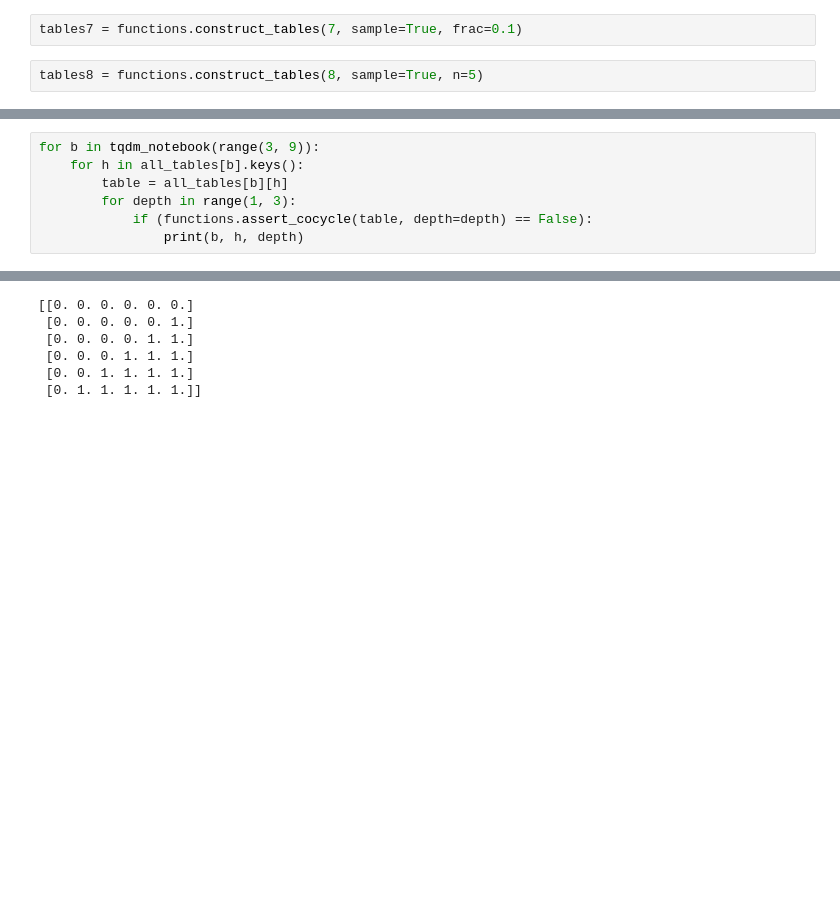
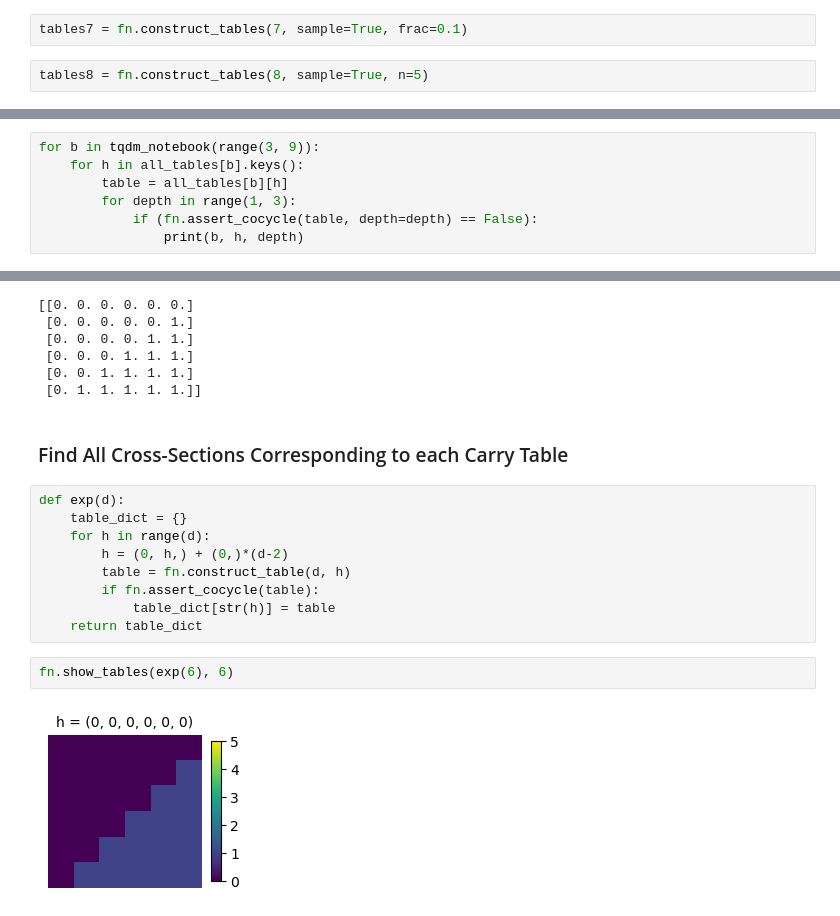
Before and after one commit to cutterdawes/BaseAddition, a Jupyter notebook: carry_tables.ipynb, the cells around one changed output, grey strips where cells are left out. Cells and saved outputs as stored; diff of their text form; blank space fills up the shorter version.

```diff
--- a/carry_tables.ipynb
+++ b/carry_tables.ipynb
@@ -72,5 +75,5 @@ tables6 = functions.construct_tables(6, sample=True, frac=0.5)
 # %%
-tables7 = functions.construct_tables(7, sample=True, frac=0.1)
+tables7 = fn.construct_tables(7, sample=True, frac=0.1)
 # %%
-tables8 = functions.construct_tables(8, sample=True, n=5)
+tables8 = fn.construct_tables(8, sample=True, n=5)
 # %% [raw]
@@ -208,5 +211,5 @@ for b in tqdm_notebook(range(3, 9)):
     for h in all_tables[b].keys():
         table = all_tables[b][h]
         for depth in range(1, 3):
-            if (functions.assert_cocycle(table, depth=depth) == False):
+            if (fn.assert_cocycle(table, depth=depth) == False):
                 print(b, h, depth)
@@ -228,3 +231,18 @@ derive_standard_carry(6)
  [0. 0. 0. 1. 1. 1.]
  [0. 0. 1. 1. 1. 1.]
  [0. 1. 1. 1. 1. 1.]]
+# %% [markdown]
+### Find All Cross-Sections Corresponding to each Carry Table
+# %%
+def exp(d):
+    table_dict = {}
+    for h in range(d):
+        h = (0, h,) + (0,)*(d-2)
+        table = fn.construct_table(d, h)
+        if fn.assert_cocycle(table):
+            table_dict[str(h)] = table
+    return table_dict
+# %%
+fn.show_tables(exp(6), 6)
+# %% [output]
+[figure, added]
```
Also changed, not shown: parts of 26 cells of this notebook, 1 other file.
